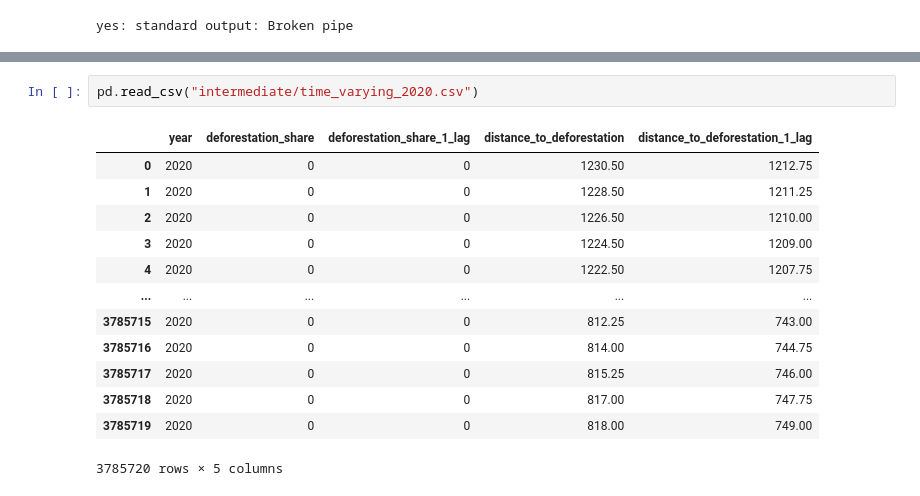
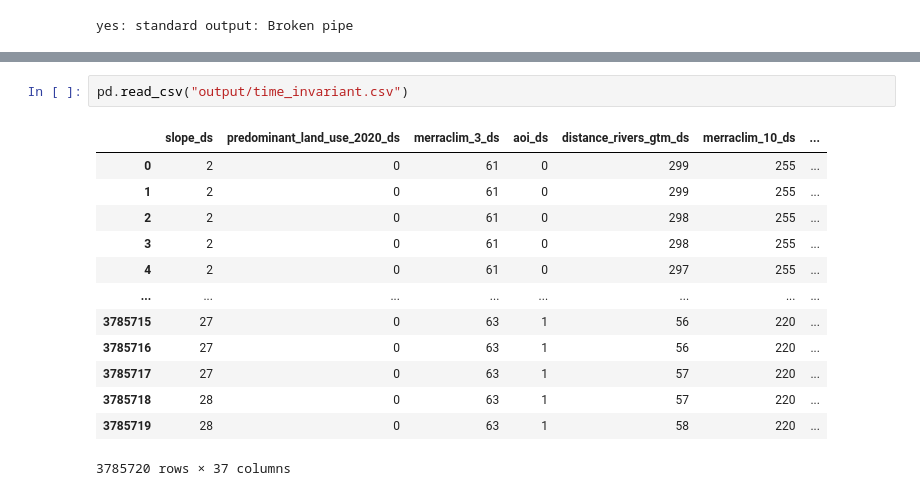
Before and after one commit to pantonar/forest_mind, a Jupyter notebook: analysis/data_formatting.ipynb, the cells around one changed output, grey strips where cells are left out. Cells and saved outputs as stored; diff of their text form.

```diff
--- a/analysis/data_formatting.ipynb
+++ b/analysis/data_formatting.ipynb
@@ -662,16 +687,16 @@ pd.read_csv("intermediate/time_varying_2019.csv")
 # %%
-pd.read_csv("intermediate/time_varying_2020.csv")
+pd.read_csv("output/time_invariant.csv")
 # %% [output]
-|  | year | deforestation_share | deforestation_share_1_lag | distance_to_deforestation | distance_to_deforestation_1_lag |
-| 0 | 2020 | 0 | 0 | 1230.50 | 1212.75 |
-| 1 | 2020 | 0 | 0 | 1228.50 | 1211.25 |
-| 2 | 2020 | 0 | 0 | 1226.50 | 1210.00 |
-| 3 | 2020 | 0 | 0 | 1224.50 | 1209.00 |
-| 4 | 2020 | 0 | 0 | 1222.50 | 1207.75 |
-| ... | ... | ... | ... | ... | ... |
-| 3785715 | 2020 | 0 | 0 | 812.25 | 743.00 |
-| 3785716 | 2020 | 0 | 0 | 814.00 | 744.75 |
-| 3785717 | 2020 | 0 | 0 | 815.25 | 746.00 |
-| 3785718 | 2020 | 0 | 0 | 817.00 | 747.75 |
-| 3785719 | 2020 | 0 | 0 | 818.00 | 749.00 |
+|  | slope_ds | predominant_land_use_2020_ds | merraclim_3_ds | aoi_ds | distance_rivers_gtm_ds | merraclim_10_ds | ... |
+| 0 | 2 | 0 | 61 | 0 | 299 | 255 | ... |
+| 1 | 2 | 0 | 61 | 0 | 299 | 255 | ... |
+| 2 | 2 | 0 | 61 | 0 | 298 | 255 | ... |
+| 3 | 2 | 0 | 61 | 0 | 298 | 255 | ... |
+| 4 | 2 | 0 | 61 | 0 | 297 | 255 | ... |
+| ... | ... | ... | ... | ... | ... | ... | ... |
+| 3785715 | 27 | 0 | 63 | 1 | 56 | 220 | ... |
+| 3785716 | 27 | 0 | 63 | 1 | 56 | 220 | ... |
+| 3785717 | 27 | 0 | 63 | 1 | 57 | 220 | ... |
+| 3785718 | 28 | 0 | 63 | 1 | 57 | 220 | ... |
+| 3785719 | 28 | 0 | 63 | 1 | 58 | 220 | ... |
-3785720 rows × 5 columns
+3785720 rows × 37 columns
```
Also changed, not shown: parts of 17 cells of this notebook.
